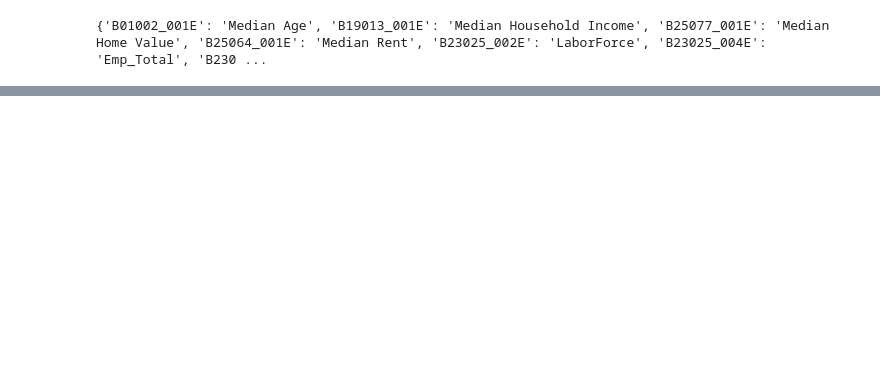
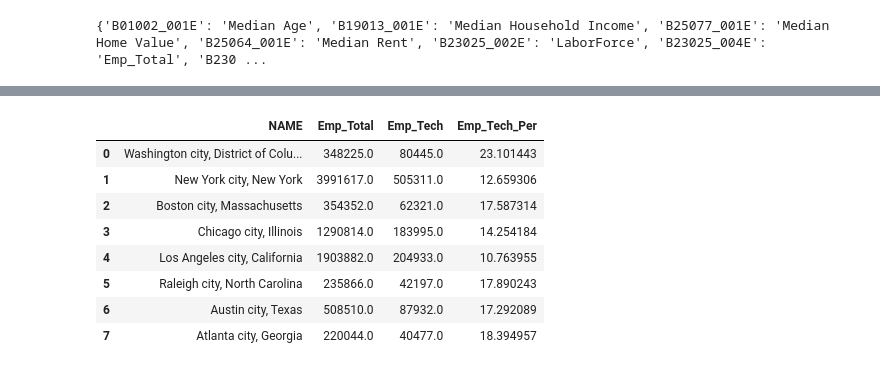
Before and after one commit to indranik/BC_Project1, a Jupyter notebook: Indu_Demographics.ipynb, the cells around one changed output, grey strips where cells are left out. Drawn from its saved outputs; the diff is of its cells as text; code cells hidden in the pictures; blank space fills up the shorter version.

```diff
--- a/Indu_Demographics.ipynb
+++ b/Indu_Demographics.ipynb
@@ -76,0 +68,34 @@ censusDF.to_csv("Cities_Demographics.csv")
+# %%
+#Labor Force Statistics
+CensusFieldsMapDF.head()
+
+#Get the fields for Labor Force
+laborForceFields = CensusFieldsMapDF.loc[CensusFieldsMapDF['Category'] == 'Employment',["Datafield"]]
+laborForceFields.head(10)
+
+#laborForceFieldsCols =
+
+dictLaborForceFields = laborForceFields.set_index('Datafield').to_dict()
+dictLaborForceFields = laborForceFields['Datafield']
+dictLFFields = ['NAME']
+for value in dictLaborForceFields.values:
+    dictLFFields.append(value)
+
+
+laborForceDF= censusDF.loc[:,dictLFFields]
+
+laborForceDF['Emp_Tech'] = laborForceDF['Emp_Comp_Math_Female']+laborForceDF['Emp_Mgment_Occp_Female']+laborForceDF['Emp_Comp_Math_Male']+laborForceDF['Emp_Mgment_Occp_Male']
+
+laborForceDF['Emp_Tech_Per']=(laborForceDF['Emp_Tech']/laborForceDF['Emp_Total'])*100
+laborForceDF = laborForceDF[['NAME','Emp_Total','Emp_Tech','Emp_Tech_Per']]
+laborForceDF.head(10)
+# %% [output]
+|  | NAME | Emp_Total | Emp_Tech | Emp_Tech_Per |
+| 0 | Washington city, District of Colu... | 348225.0 | 80445.0 | 23.101443 |
+| 1 | New York city, New York | 3991617.0 | 505311.0 | 12.659306 |
+| 2 | Boston city, Massachusetts | 354352.0 | 62321.0 | 17.587314 |
+| 3 | Chicago city, Illinois | 1290814.0 | 183995.0 | 14.254184 |
+| 4 | Los Angeles city, California | 1903882.0 | 204933.0 | 10.763955 |
+| 5 | Raleigh city, North Carolina | 235866.0 | 42197.0 | 17.890243 |
+| 6 | Austin city, Texas | 508510.0 | 87932.0 | 17.292089 |
+| 7 | Atlanta city, Georgia | 220044.0 | 40477.0 | 18.394957 |
```
Also changed, not shown: parts of 6 cells of this notebook.
